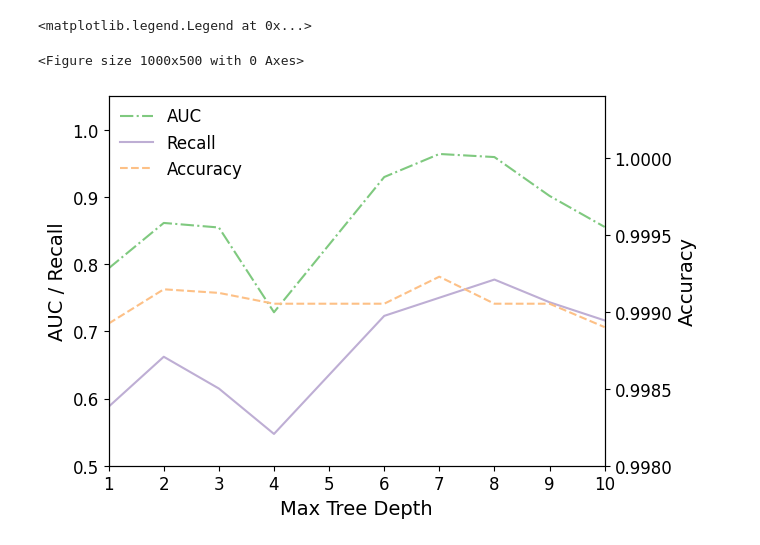
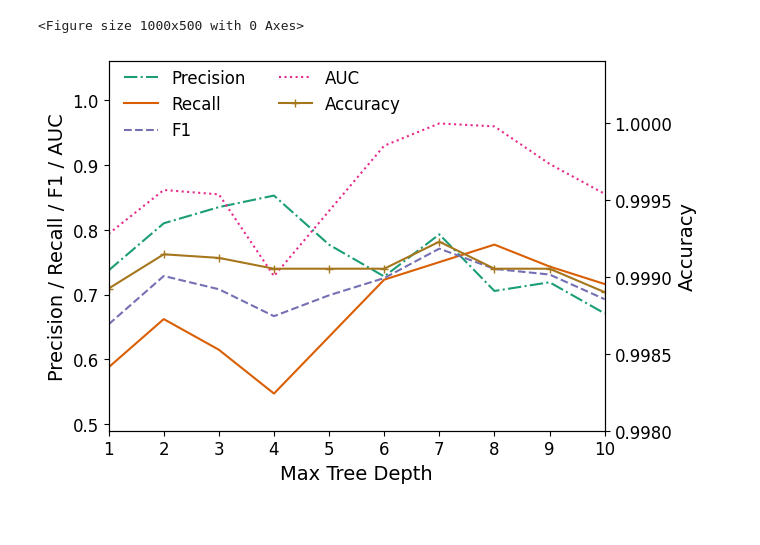
Before and after one commit to AnnikaPotato/DAMI-II-Script, a Jupyter notebook: plotting.ipynb, the cells around one changed output. Drawn from its saved outputs; the diff is of its cells as text; code cells hidden in the pictures.

Commit message:
plot all figures for vanila dataset

```diff
--- a/plotting.ipynb
+++ b/plotting.ipynb
@@ -28,35 +26,36 @@ with open('resultStatistic_NoPre.txt', 'r') as fhand:
 # %%
 # gbdt
-labels = ['AUC', 'Recall']
-linestyle = ['-.', '-', '--']
-cmap = plt.get_cmap('Accent')
-color = cmap(np.arange(3))
+labels = ['Precision', 'Recall', 'F1', 'AUC']
+linestyle = ['-.', '-', '--', ':', '+-']
+cmap = plt.get_cmap('Dark2')
+color = cmap(np.arange(7))
 
 plt.figure(figsize=(10, 5))
 fig, ax1 = plt.subplots()
 
-ax1.set_ylabel('AUC / Recall', fontsize = 14)
+ax1.set_ylabel('Precision / Recall / F1 / AUC', fontsize = 14)
 ax1.set_xlabel('Max Tree Depth', fontsize = 14)
 ax1.set_xticks(np.arange(1, 11, 1))
 ax1.set_xlim(1, 10)
 ax1.tick_params(labelsize=12)
 for i in range(len(labels)):
     ax1.plot([i for i in range(1, 11)], gbdt[labels[i]], linestyle[i], label=labels[i], color=color[i])
-ax1.set_ylim(0.5, 1.05)
+ax1.set_ylim(0.49, 1.06)
 
 ax2 = ax1.twinx()
-ax2.plot([i for i in range(1, 11)], gbdt['Accuracy'], linestyle[2], label='Accuracy', color=color[2])
+ax2.plot([i for i in range(1, 11)], gbdt['Accuracy'], linestyle[-1], label='Accuracy', color=color[-1])
 ax2.set_ylim(0.998, 1.0004)
 ax2.set_ylabel('Accuracy', fontsize = 14)
 ax2.tick_params(labelsize=12)
 
 lines1, labels1 = ax1.get_legend_handles_labels()
 lines2, labels2 = ax2.get_legend_handles_labels()
 plt.legend(lines1 + lines2, labels1 + labels2,
            frameon = False,
-           bbox_to_anchor=(0.3, 1.01, 0, 0),
-           fontsize = 12)
+           bbox_to_anchor=(0.62, 1.02, 0, 0),
+           fontsize = 12,
+           ncol = 2)
+#fig.savefig('./image/gbdt_no_pre.png',bbox_inches='tight', dpi=300)
 # %% [output]
-<matplotlib.legend.Legend at 0x...>
+<Figure size 1000x500 with 0 Axes>
-<Figure size 1000x500 with 0 Axes>
-[figure, old version]
+[figure, new version]
```
Also changed, not shown: parts of 3 cells of this notebook.
